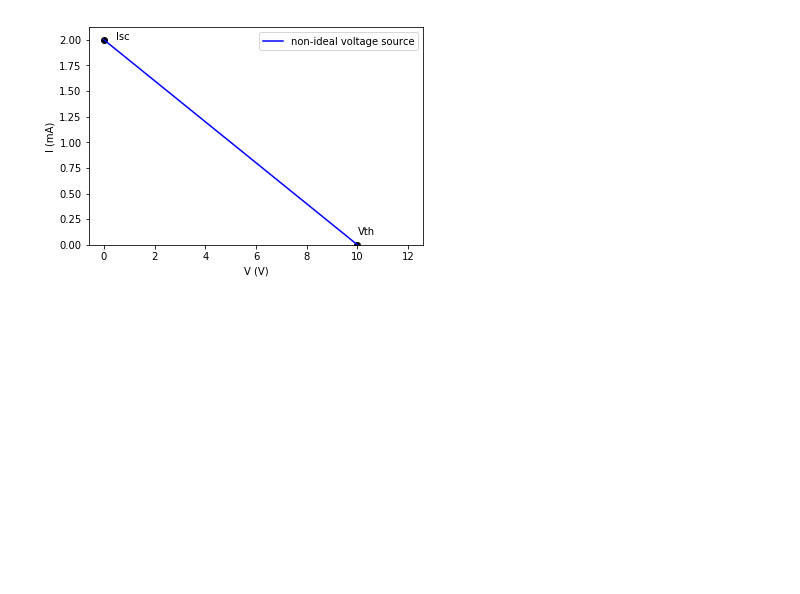
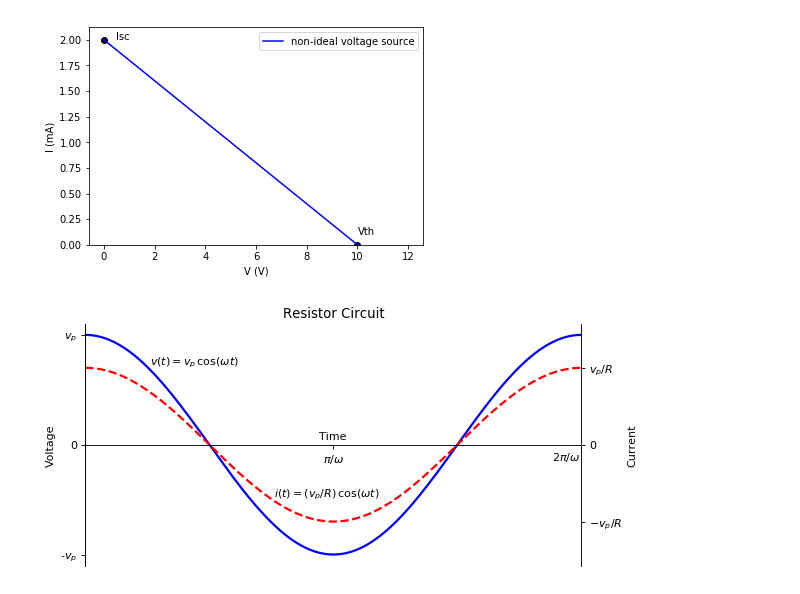
Before and after one commit to mulhearn/classwork, a Jupyter notebook: phy80/rlc/figs/rlc_figures.ipynb, the cells around one changed output. Cells and saved outputs as stored; diff of their text form; code cells hidden in the pictures; blank space fills up the shorter version.

```diff
--- a/phy80/rlc/figs/rlc_figures.ipynb
+++ b/phy80/rlc/figs/rlc_figures.ipynb
@@ -70,3 +72,50 @@ plt.text(10,0.1,"Vth")
 plt.savefig("thevenin.pdf")
 # %% [output]
 [figure]
+# %%
+import numpy as np
+import matplotlib.pyplot as plt
+
+plt.figure(figsize=(8, 4), dpi=80)
+X = np.linspace(0, 1, 256, endpoint=True)
+C, S = np.cos(2*pi*X), np.sin(2*pi*X)
+
+plt.plot(X, C, color="blue", linewidth=2.0, linestyle="-")
+plt.plot(X, 0.7*C, color="red", linewidth=2.0, linestyle="--")
+
+plt.xlim(0.0, 1.0)
+plt.ylim(-1.1, 1.1)
+plt.xticks([0,0.5,1.0],["","$\pi/\omega$",""])
+plt.yticks([-1, 0, +1], ["-$v_p$",0,"$v_p$"])
+
+ax = plt.gca()  # gca stands for 'get current axis'
+ax.spines['right'].set_color('none')
+ax.spines['top'].set_color('none')
+ax.xaxis.set_ticks_position('bottom')
+ax.spines['bottom'].set_position(('data',0))
+ax.yaxis.set_ticks_position('left')
+ax.spines['left'].set_position(('data',0))
+plt.ylabel("Voltage")
+
+plt.text(0.94,-0.14,"$2 \pi/\omega$")
+
+plt.text(0.47,0.05,"Time")
+
+
+plt.text(0.13,0.73,"$v(t) = v_p\,\cos(\omega t)$")
+plt.text(0.38,-0.47,"$i(t) = (v_p / R) \,\cos(\omega t)$")
+
+ax2 = ax.twinx()
+ax2.set_ylabel('Current', color='k')
+ax2.tick_params('y', colors='k')
+ax2.spines['top'].set_color('none')
+ax2.spines['bottom'].set_color('none')
+ax2.set_ylim(-1.1,1.1)
+plt.yticks([-0.7, 0, 0.7], ["$-v_p/R$",0,"$v_p/R$"])
+
+plt.title("Resistor Circuit")
+
+
+plt.savefig("vit_res.pdf")
+# %% [output]
+[figure, added]
```
Also changed, not shown: parts of 8 cells of this notebook, 13 other files.
